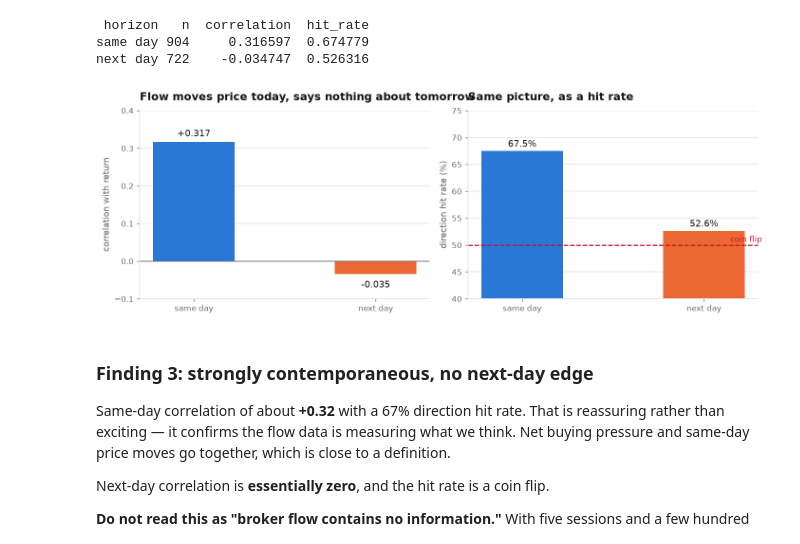
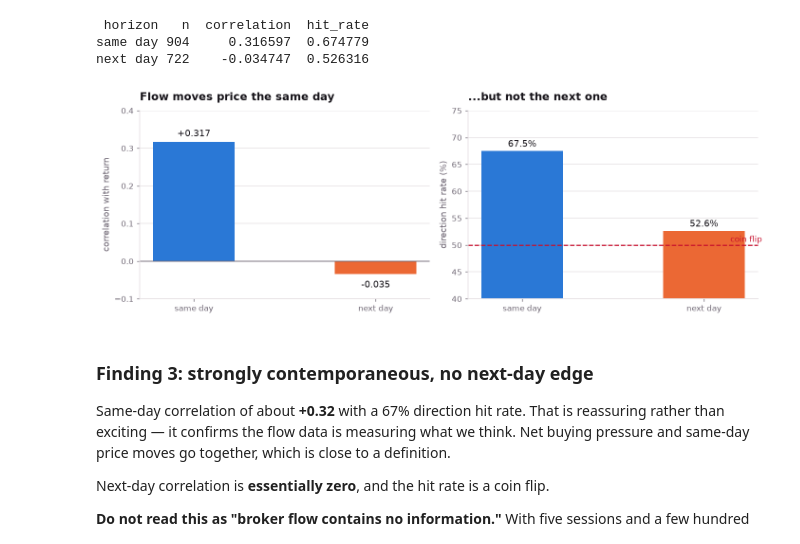
Before and after one commit to ANKITSANJYAL/nepse-pipeline, a Jupyter notebook: notebooks/01_broker_network.ipynb, the cells around one changed output. Saved outputs shown, nothing was run; the diff lists cells and outputs as text; code cells hidden in the pictures.

```diff
--- a/notebooks/01_broker_network.ipynb
+++ b/notebooks/01_broker_network.ipynb
@@ -264,30 +264,30 @@ next day 722    -0.034747  0.526316
 # %%
 fig, (ax1, ax2) = plt.subplots(1, 2, figsize=(11, 3.9))
 
 ax1.bar(pred.horizon, pred.correlation, color=[BLUE, ORANGE], width=0.45)
 ax1.axhline(0, color=MUTED, lw=1)
 for i, v in enumerate(pred.correlation):
     ax1.text(i, v + (0.015 if v >= 0 else -0.035), f"{v:+.3f}", ha="center",
              fontsize=10.5, color=INK)
 ax1.set_ylabel("correlation with return")
-ax1.set_title("Flow moves price today, says nothing about tomorrow")
+ax1.set_title("Flow moves price the same day")
 ax1.set_ylim(-0.1, 0.4)
 ax1.grid(axis="x", visible=False)
 
 ax2.bar(pred.horizon, pred.hit_rate * 100, color=[BLUE, ORANGE], width=0.45)
 ax2.axhline(50, color=CRIMSON, lw=1.4, ls="--")
 ax2.text(1.32, 50.6, "coin flip", color=CRIMSON, fontsize=9.3, ha="right")
 for i, v in enumerate(pred.hit_rate * 100):
     ax2.text(i, v + 0.8, f"{v:.1f}%", ha="center", fontsize=10.5, color=INK)
 ax2.set_ylim(40, 75)
 ax2.set_ylabel("direction hit rate (%)")
-ax2.set_title("Same picture, as a hit rate")
+ax2.set_title("...but not the next one")
 ax2.grid(axis="x", visible=False)
 
 plt.tight_layout()
 plt.show()
 # %% [output]
-[figure, old version]
+[figure, new version]
 # %% [markdown]
 ### Finding 3: strongly contemporaneous, no next-day edge
 
```
Also changed, not shown: parts of 2 cells of this notebook, 2 other files.
